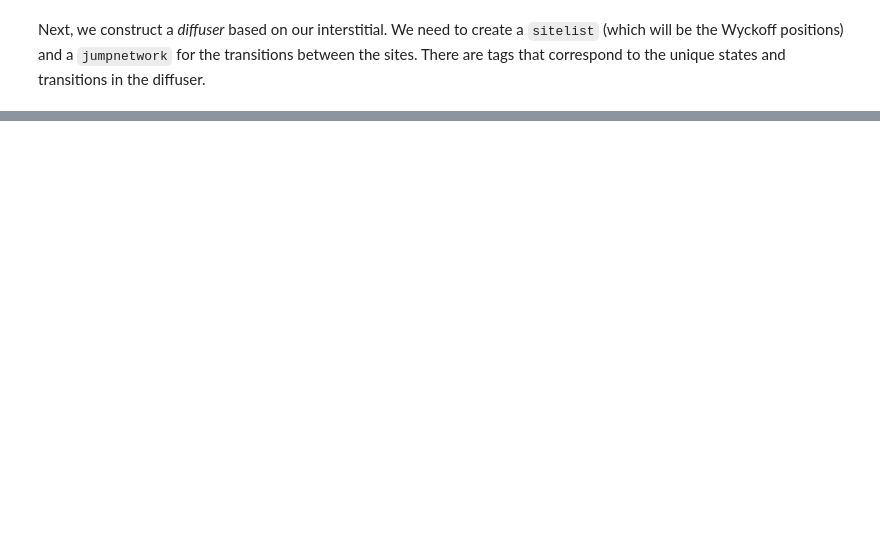
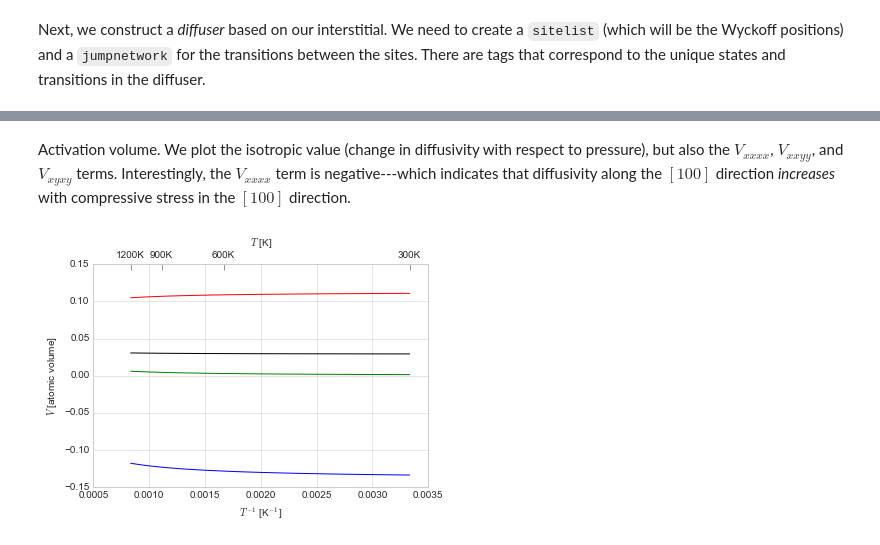
Before and after one commit to DallasTrinkle/Onsager, a Jupyter notebook: examples/Fe-C.ipynb, the cells around one changed output, grey strips where cells are left out. Drawn from its saved outputs; the diff is of its cells as text; code cells hidden in the pictures; blank space fills up the shorter version.

```diff
--- a/examples/Fe-C.ipynb
+++ b/examples/Fe-C.ipynb
@@ -9,8 +9,13 @@ The dipole tensors can be separated into *parallel* and *perpendicular* componen
 import sys
 sys.path.append('../')
 import numpy as np
+import matplotlib.pyplot as plt
+plt.style.use('seaborn-whitegrid')
+%matplotlib inline
 import onsager.crystal as crystal
 import onsager.OnsagerCalc as onsager
+from scipy.constants import physical_constants
+kB = physical_constants['Boltzmann constant in eV/K'][0]
 # %% [markdown]
 Create BCC lattice (lattice constant in nm).
 # %%
@@ -26,0 +34,13 @@ print(Fe)
+# %%
+stressconv = 1e9*1e-27*Fe.volume/physical_constants['electron volt'][0]
+c11, c12, c44 = 243*stressconv, 145*stressconv, 116*stressconv
+s11, s12, s44 = (c11+c12)/((c11-c12)*(c11+2*c12)), -c12/((c11-c12)*(c11+2*c12)), 1/c44
+print('S11 = {:.4f} S12 = {:.4f} S44 = {:.4f}'.format(s11, s12, s44))
+stensor = np.zeros((3,3,3,3))
+for a in range(3):
+    for b in range(3):
+        for c in range(3):
+            for d in range(3):
+                if a==b and b==c and c==d: stensor[a,b,c,d] = s11
+                elif a==b and c==d: stensor[a,b,c,d] = s12
+                elif (a==d and b==c) or (a==c and b==d): stensor[a,b,c,d] = s44/4
@@ -67,0 +151,34 @@ Next, we assemble our data: the energies, prefactors, and dipoles for the C atom
+# %% [markdown]
+Activation volume. We plot the isotropic value (change in diffusivity with respect to pressure), but also the $V_{xxxx}$, $V_{xxyy}$, and $V_{xyxy}$ terms. Interestingly, the $V_{xxxx}$ term is negative---which indicates that diffusivity along the $[100]$ direction *increases* with compressive stress in the $[100]$ direction.
+# %%
+Trange = np.linspace(300, 1200, 91)
+Tlabels = Trange[0::30]
+Dlist = []
+Vlist = []
+for T in Trange:
+    beta = 1./(kB*T)
+    D, dD = FeCdiffuser.elastodiffusion(FeCthermodict['pre'], beta*FeCthermodict['ene'],
+                                        [beta*FeCthermodict['dipole']],
+                                        FeCthermodict['preT'], beta*FeCthermodict['eneT'],
+                                        [beta*FeCthermodict['dipoleT']])
+    Dlist.append(D[0,0])
+    Vtensor = (kB*T/(D[0,0]))*np.tensordot(dD, stensor, axes=((2,3),(0,1)))
+    Vlist.append([np.trace(np.trace(Vtensor))/9,
+                  Vtensor[0,0,0,0], Vtensor[0,0,1,1], Vtensor[0,1,0,1]])
+V = np.array(Vlist)
+fig, ax1 = plt.subplots()
+ax1.plot(1./Trange, V[:,0], 'k', 1./Trange, V[:,1], 'b',
+         1./Trange, V[:,2], 'r', 1./Trange, V[:,3], 'g')
+ax1.set_yscale('linear')
+ax1.set_ylabel('$V$ [atomic volume]')
+ax1.set_xlabel('$T^{-1}$ [K$^{-1}$]')
+ax2 = ax1.twiny()
+ax2.set_xlim(ax1.get_xlim())
+ax2.set_xticks([1./t for t in Tlabels])
+ax2.set_xticklabels(["{:.0f}K".format(t) for t in Tlabels])
+ax2.set_xlabel('$T$ [K]')
+ax2.grid(False)
+ax2.tick_params(axis='x', top='on', direction='in', length=6)
+plt.show()
+# %% [output]
+[figure, added]
```
Also changed, not shown: parts of 9 cells of this notebook.
